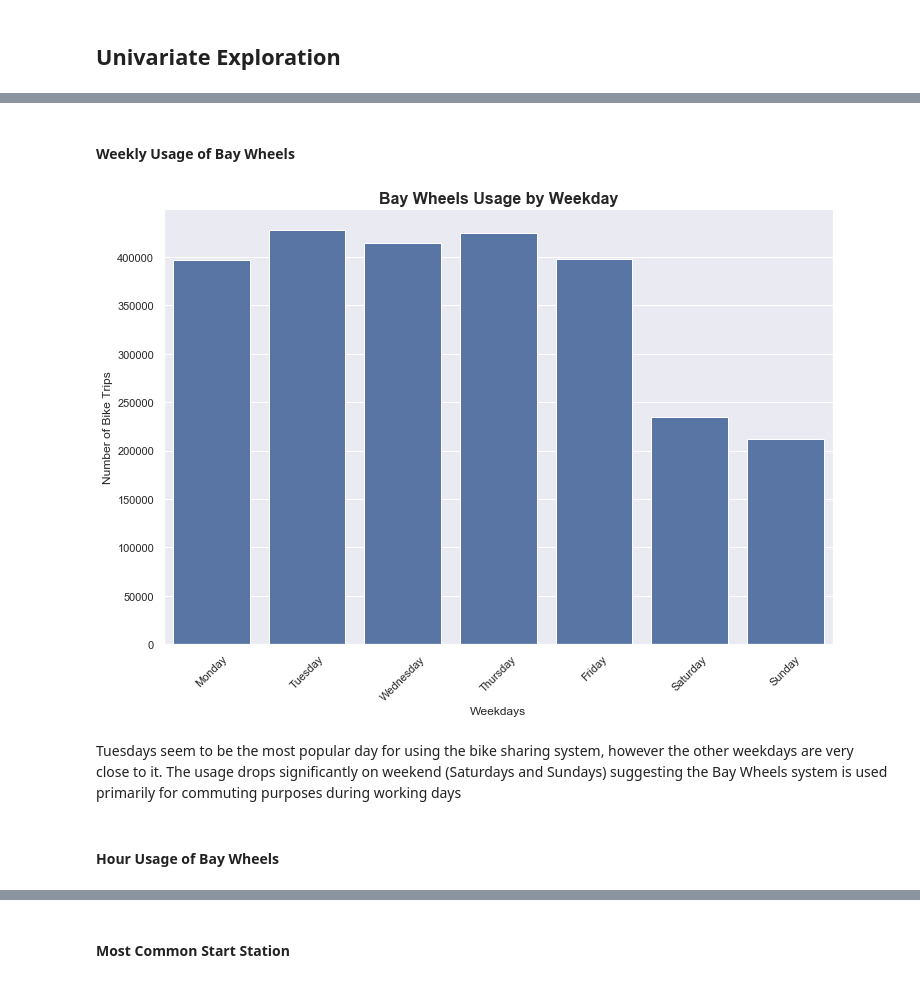
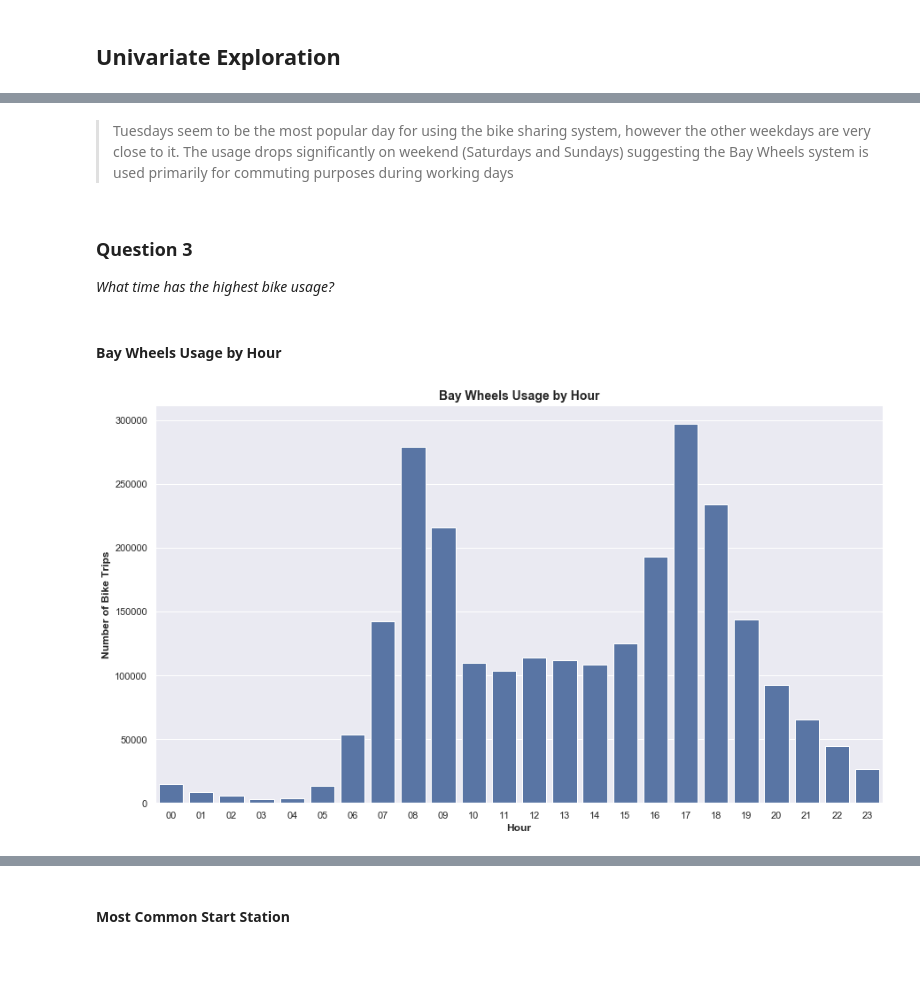
Before and after one commit to Kennedy0904/Udacity, a Jupyter notebook: Project Communicate_Data_Findings/exploration_template.ipynb, the cells around one changed output, grey strips where cells are left out. Cells and saved outputs as stored; diff of their text form; code cells hidden in the pictures.

```diff
--- a/Project Communicate_Data_Findings/exploration_template.ipynb
+++ b/Project Communicate_Data_Findings/exploration_template.ipynb
@@ -456,21 +484,19 @@ The summer months and early-mid autumn are the most popular times to use the Bay
+# %% [markdown]
+> Tuesdays seem to be the most popular day for using the bike sharing system, however the other weekdays  are very close to it. The usage drops significantly on weekend (Saturdays and Sundays) suggesting the Bay Wheels system is used primarily for commuting purposes during working days
+# %% [markdown]
+### Question 3
+*What time has the highest bike usage?*
 # %% [markdown]
-#### Weekly Usage of Bay Wheels
+#### Bay Wheels Usage by Hour
 # %%
-# Weekday usage of the Bay Wheels system
-day_order = ['Monday', 'Tuesday', 'Wednesday', 'Thursday', 'Friday', 'Saturday', 'Sunday']
-plt.figure(figsize=(12, 8))
+# Hour usage of the Bay Wheels
+plt.figure(figsize=[14.70, 8.27])
 ax = sns.countplot(data = df_clean,
-                   x = 'start_time_weekday',
-                   color = base_color,
-                   order = day_order)
-ax.set_title('Bay Wheels Usage by Day of Week', fontdict = {'fontsize':16,  'fontweight':'bold'})
-ax.set_xlabel('Weekdays')
-ax.set_ylabel('Number of Bike Trips')
-#ax.set(xlabel='Month', ylabel='Number of Bike Trips', title='Bay Wheels Usage by Month')
-ax.set_xticklabels(ax.get_xticklabels(), rotation=45);
+                   x = 'start_time_hour',
+                   color = base_color)
+ax.set_title('Bay Wheels Usage by Hour', fontdict = {'fontsize':14,  'fontweight':'bold'})
+ax.set_xlabel('Hour', fontsize = 12, weight = "bold")
+ax.set_ylabel('Number of Bike Trips', fontsize = 12, weight = "bold")
+ax.set_xticklabels(ax.get_xticklabels());
 # %% [output]
-[figure, old version]
+[figure, new version]
-# %% [markdown]
-Tuesdays seem to be the most popular day for using the bike sharing system, however the other weekdays  are very close to it. The usage drops significantly on weekend (Saturdays and Sundays) suggesting the Bay Wheels system is used primarily for commuting purposes during working days
-# %% [markdown]
-#### Hour Usage of Bay Wheels
```
Also changed, not shown: parts of 78 cells of this notebook, 2 other files.
